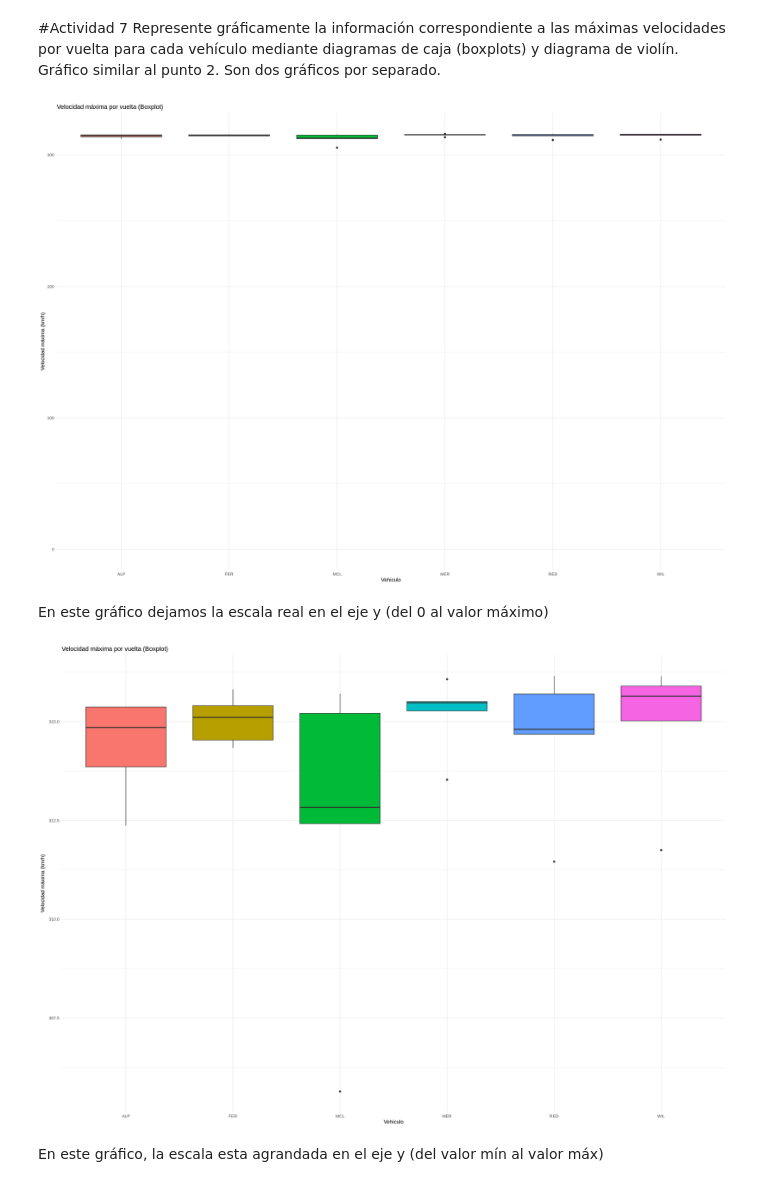
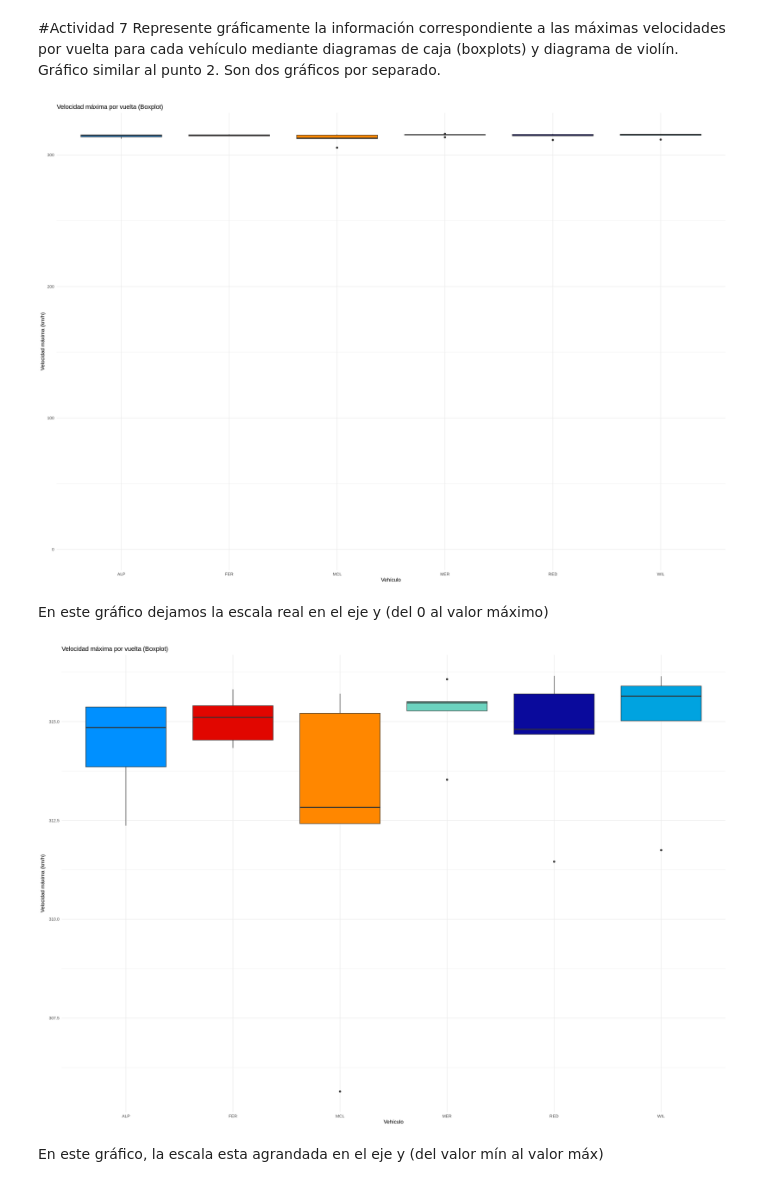
Before and after one commit to LuppeCh/F1EDA, a Jupyter notebook: Exploración_de_Datos_Trabajo_Final.ipynb, the cells around one changed output. Cells and saved outputs as stored; diff of their text form; code cells hidden in the pictures.

```diff
--- a/Exploración_de_Datos_Trabajo_Final.ipynb
+++ b/Exploración_de_Datos_Trabajo_Final.ipynb
@@ -934,24 +862,6 @@ ggplot(lap_times_summary_full, aes(x = full_carId, y = total_lap_time, fill = ca
 # %% [markdown]
 En este gráfico dejamos la escala real en el eje y (del 0 al valor máximo)
 # %%
-colores_f1 <- c(
-  "FER" = "#E10600",
-  "RED" = "#0A0A9C",
-  "MCL" = "#FF8700",
-  "MER" = "#6CD3BF",
-  "ALP" = "#0090FF",
-  "WIL" = "#00A3E0"
-)
-
-full_team_names <- c(
-  "FER" = "Ferrari",
-  "RED" = "Red Bull",
-  "MCL" = "McLaren",
-  "MER" = "Mercedes",
-  "ALP" = "Alpine",
-  "WIL" = "Williams"
-)
-
 lap_times_summary_full <- lap_times_summary %>%
   mutate(full_carId = recode(carId, !!!full_team_names))
 
@@ -1059,16 +969,6 @@ lap_positions <- lap_times_summary %>%
   arrange(total_lap_time, .by_group = TRUE) %>%
   mutate(position = row_number()) %>%
   ungroup()
-
-
-colores_f1 <- c(
-  "FER" = "#E10600",
-  "RED" = "#0A0A9C",
-  "MCL" = "#FF8700",
-  "MER" = "#6CD3BF",
-  "ALP" = "#0090FF",
-  "WIL" = "#00A3E0"
-)
 
 ggplot(lap_positions,
        aes(x = lap_number,
@@ -1079,7 +979,7 @@ ggplot(lap_positions,
   geom_point(size = 3) +
   scale_y_reverse(breaks = 1:6) +
   scale_x_continuous(breaks = 1:5) +
-  scale_color_manual(values = colores_f1) +
+  scale_fill_manual(values = colores_f1, labels = full_team_names) +
   labs(
     title = "Variación de posiciones por vuelta",
     x = "Vuelta",
@@ -1148,6 +1051,7 @@ vel_max_vuelta <- telemetria_vueltas_invalidadas %>%
 # %%
 ggplot(vel_max_vuelta, aes(x = carId, y = max_speed_lap, fill = carId)) +
   geom_boxplot() +
+  scale_fill_manual(values = colores_f1, labels = full_team_names) +
   labs(
     title = "Velocidad máxima por vuelta (Boxplot)",
     x = "Vehículo",
@@ -1157,21 +1061,22 @@ ggplot(vel_max_vuelta, aes(x = carId, y = max_speed_lap, fill = carId)) +
   theme(legend.position = "none") +
   expand_limits(y = 0)
 # %% [output]
-[figure, old version]
+[figure, new version]
 # %% [markdown]
 En este gráfico dejamos la escala real en el eje y (del 0 al valor máximo)
 # %%
 ggplot(vel_max_vuelta, aes(x = carId, y = max_speed_lap, fill = carId)) +
   geom_boxplot() +
+  scale_fill_manual(values = colores_f1, labels = full_team_names) +
   labs(
     title = "Velocidad máxima por vuelta (Boxplot)",
     x = "Vehículo",
     y = "Velocidad máxima (km/h)"
   ) +
   theme_minimal() +
   theme(legend.position = "none")
 # %% [output]
-[figure, old version]
+[figure, new version]
 # %% [markdown]
 En este gráfico, la escala esta agrandada en el eje y (del valor mín al valor máx)
 # %%
```
Also changed, not shown: parts of 16 cells of this notebook.
